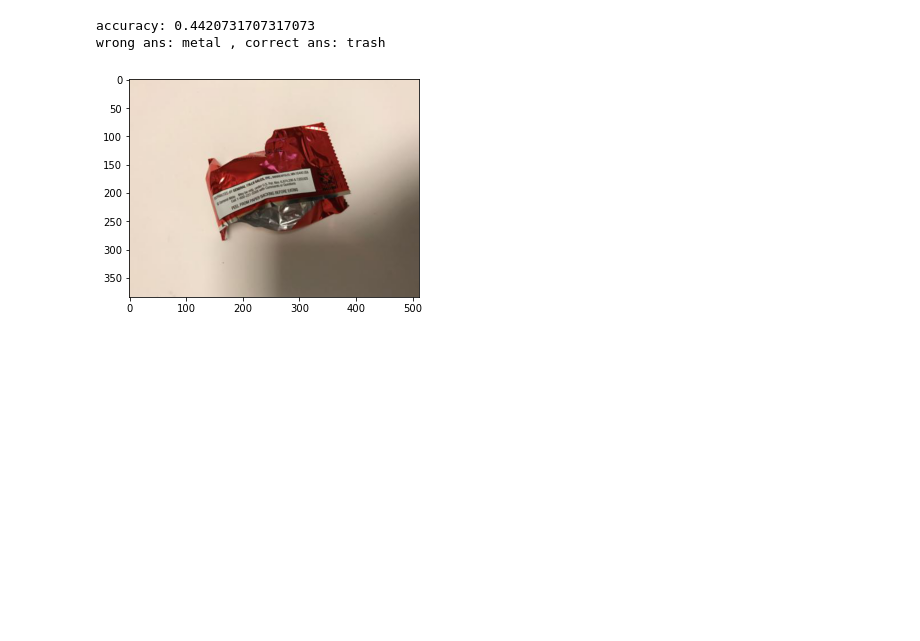
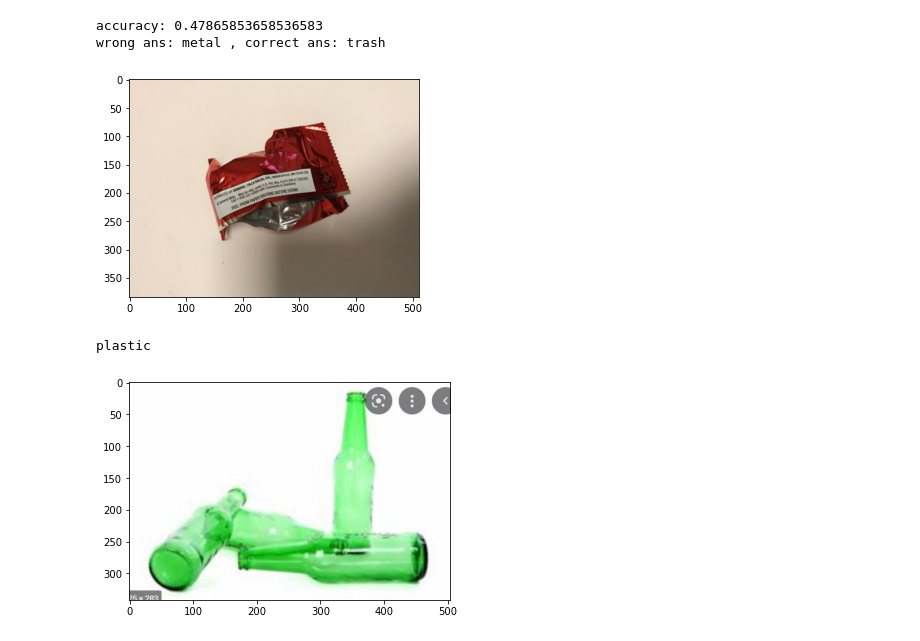
Before and after one commit to iks15174/AI_PRJ2, a Jupyter notebook: recycle.ipynb, the cells around one changed output. Drawn from its saved outputs; the diff is of its cells as text; code cells hidden in the pictures; blank space fills up the shorter version.

Commit message:
Save model, load external data

```diff
--- a/recycle.ipynb
+++ b/recycle.ipynb
@@ -92,4 +95,6 @@ for epoch in range(epochs):
 # %%
+model = torch.load('model.pt')
+
 num_correct = 0
 to_img_trans = transforms.ToPILImage()
 for x, y in test_loader:
@@ -110,6 +115,18 @@ img = to_img_trans(torch.tensor(wrong_x.cpu().detach().numpy().reshape(3,384,512
 plt.imshow(img)
 print('wrong ans:', wrong_ans, ',','correct ans:', ans)
 # %% [output]
-accuracy: 0.4420731707317073
+accuracy: 0.47865853658536583
 wrong ans: metal , correct ans: trash
 [figure]
+# %%
+ex_img = Image.open('t.jpg')
+plt.imshow(ex_img)
+ex_data = transforms.functional.to_tensor(ex_img)
+ex_data = transforms.Resize((384,512))(ex_data)
+ex_data = ex_data.reshape(1,3,384,512)
+result = model(ex_data.to(device))
+prediction = torch.argmax(result, 1)
+print(test_set.classes[prediction])
+# %% [output]
+plastic
+[figure, added]
```
Also changed, not shown: parts of 3 cells of this notebook.
